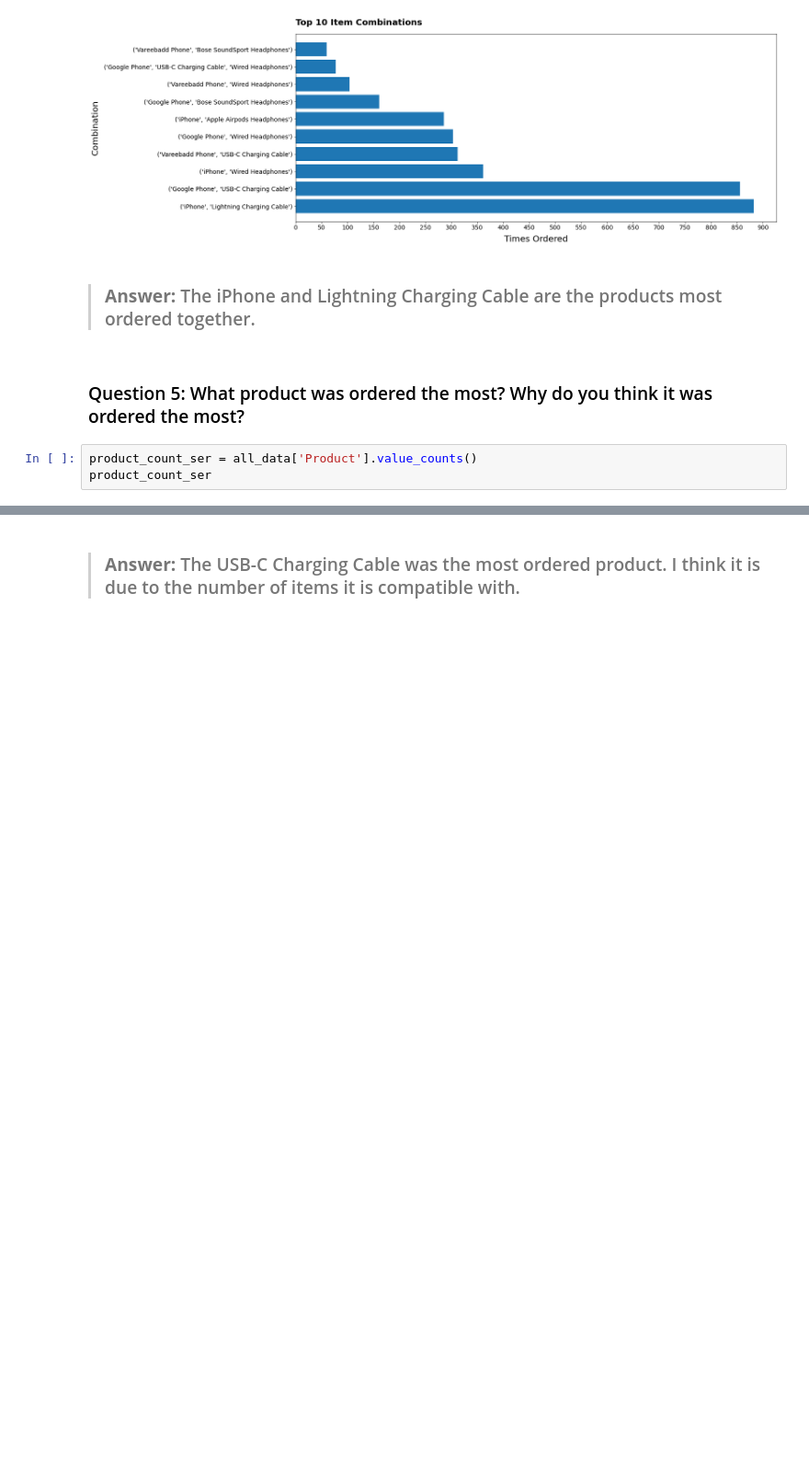
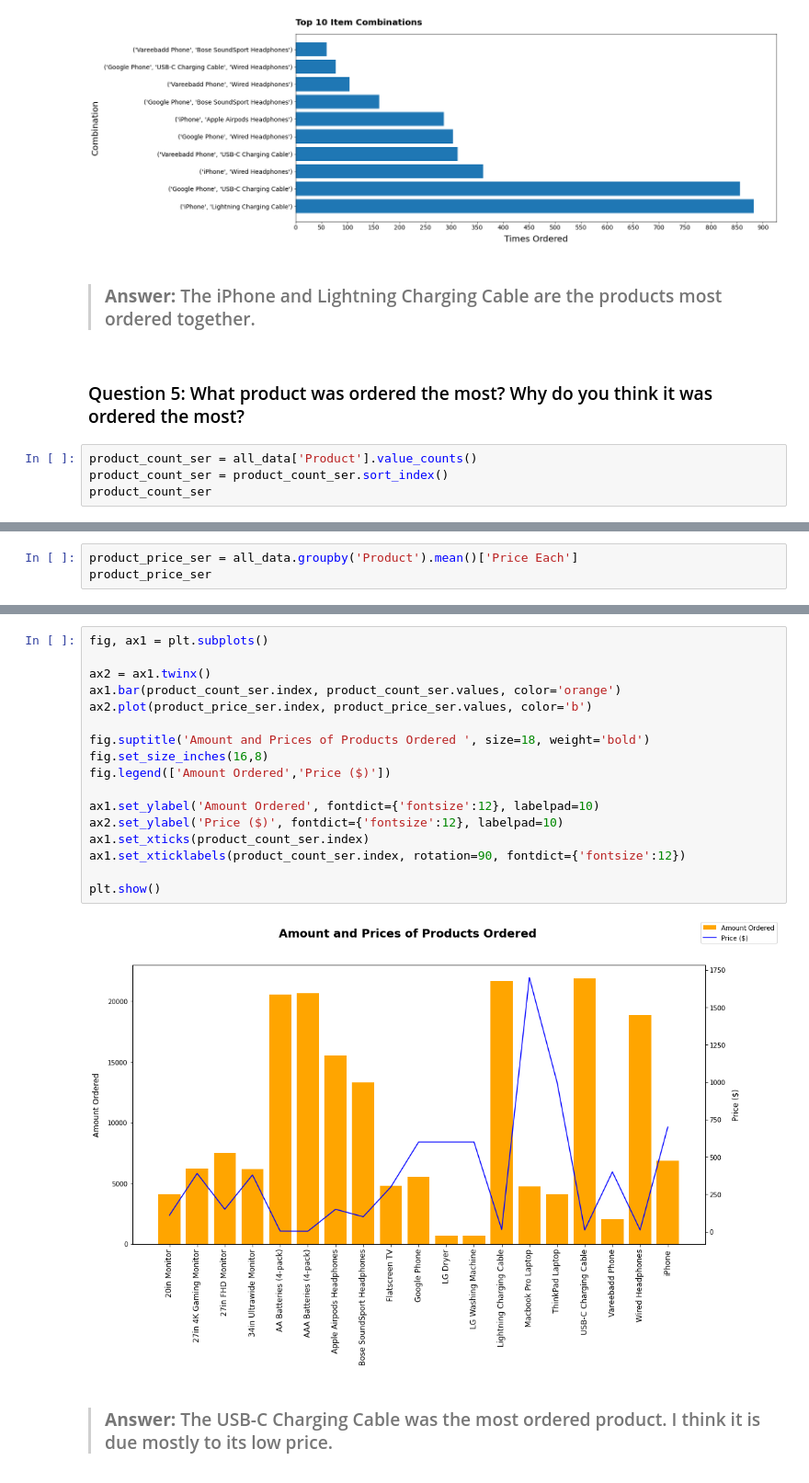
Before and after one commit to OsaMusa/sales-data-analysis, a Jupyter notebook: sales_data_analysis.ipynb, the cells around one changed output, grey strips where cells are left out. Shown at 92% size. Cells and saved outputs as stored; diff of their text form; blank space fills up the shorter version.

```diff
--- a/sales_data_analysis.ipynb
+++ b/sales_data_analysis.ipynb
@@ -311,5 +312,6 @@ plt.show()
 ### Question 5: What product was ordered the most? Why do you think it was ordered the most?
 # %%
 product_count_ser = all_data['Product'].value_counts()
+product_count_ser = product_count_ser.sort_index()
 product_count_ser
 # %% [output]
@@ -346,0 +338,3 @@ plt.show()
+# %%
+product_price_ser = all_data.groupby('Product').mean()['Price Each']
+product_price_ser
@@ -347,2 +359,21 @@ plt.show()
+# %%
+fig, ax1 = plt.subplots()
+
+ax2 = ax1.twinx()
+ax1.bar(product_count_ser.index, product_count_ser.values, color='orange')
+ax2.plot(product_price_ser.index, product_price_ser.values, color='b')
+
+fig.suptitle('Amount and Prices of Products Ordered ', size=18, weight='bold')
+fig.set_size_inches(16,8)
+fig.legend(['Amount Ordered','Price ($)'])
+
+ax1.set_ylabel('Amount Ordered', fontdict={'fontsize':12}, labelpad=10)
+ax2.set_ylabel('Price ($)', fontdict={'fontsize':12}, labelpad=10)
+ax1.set_xticks(product_count_ser.index)
+ax1.set_xticklabels(product_count_ser.index, rotation=90, fontdict={'fontsize':12})
+
+plt.show()
+# %% [output]
+[figure, added]
 # %% [markdown]
-> ### **Answer:** The USB-C Charging Cable was the most ordered product. I think it is due to the number of items it is compatible with.
+> ### **Answer:** The USB-C Charging Cable was the most ordered product. I think it is due mostly to its low price.
```
Also changed, not shown: parts of 5 cells of this notebook.
